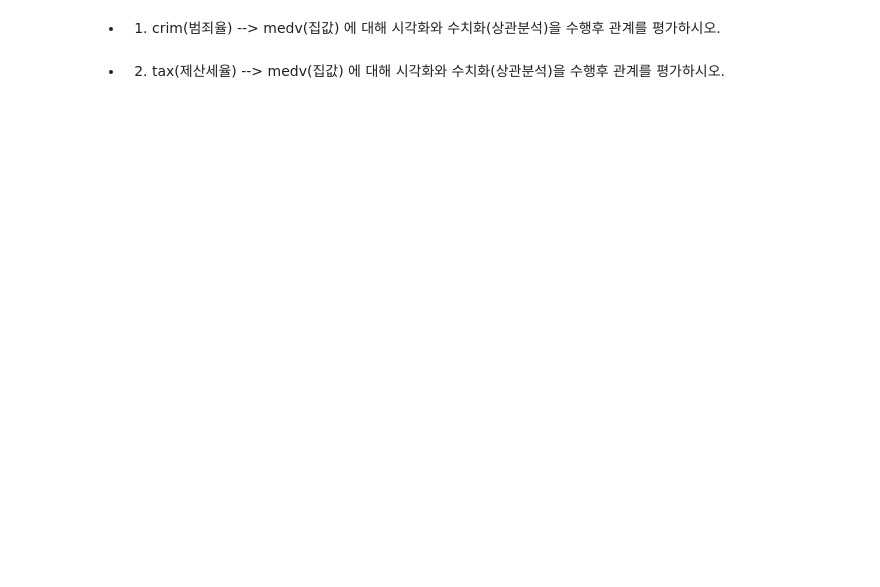
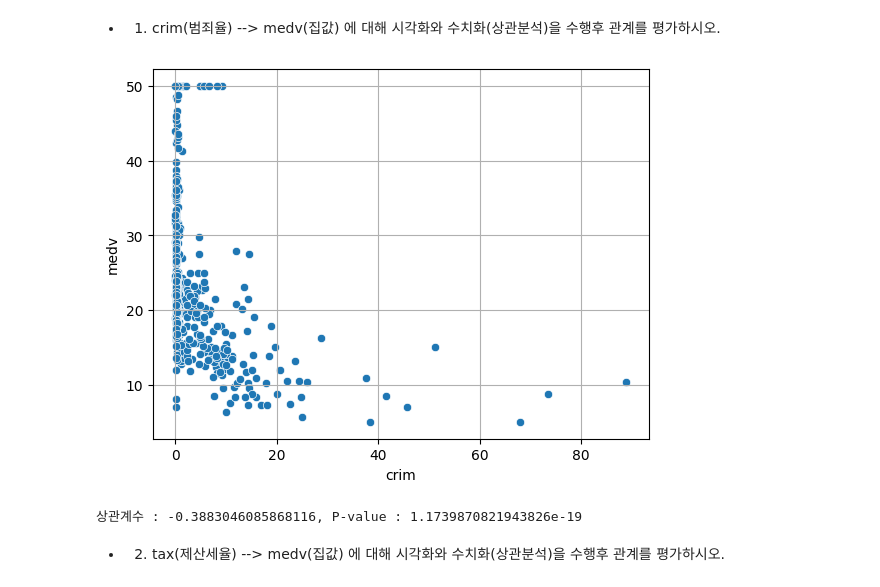
Before and after one commit to chrisseo2002/Data_Analysis, a Jupyter notebook: 05_이변량_숫자 vs 숫자.ipynb, the cells around one changed output. Cells and saved outputs as stored; diff of their text form; code cells hidden in the pictures; blank space fills up the shorter version.

```diff
--- a/05_이변량_숫자 vs 숫자.ipynb
+++ b/05_이변량_숫자 vs 숫자.ipynb
@@ -163,3 +230,6 @@ cmap(color map) : https://matplotlib.org/stable/tutorials/colors/colormaps.html
 # %% [markdown]
 * [문3] Solar.R --> Ozone
     * 단, Solar.R 에는 NaN이 있습니다. NaN을 제외(.notnull())하고, 상관분석을 수행하시오.
+# %%
+temp = air.loc[air['Solar.R'].notnull()]
+spst.pearsonr(temp['Solar.R'], temp['Ozone'])
@@ -204,3 +283,8 @@ def eda_2_nn(data, feature, target) :
     print(f'상관계수 : {result[0]}, P-value : {result[1]}')
 # %% [markdown]
 * 1) crim(범죄율) --> medv(집값) 에 대해 시각화와 수치화(상관분석)을 수행후 관계를 평가하시오.
+# %%
+eda_2_nn(boston, 'crim', 'medv')
+# %% [output]
+[figure, added]
+상관계수 : -0.3883046085868116, P-value : 1.1739870821943826e-19
```
Also changed, not shown: parts of 28 cells of this notebook, 6 other files.
